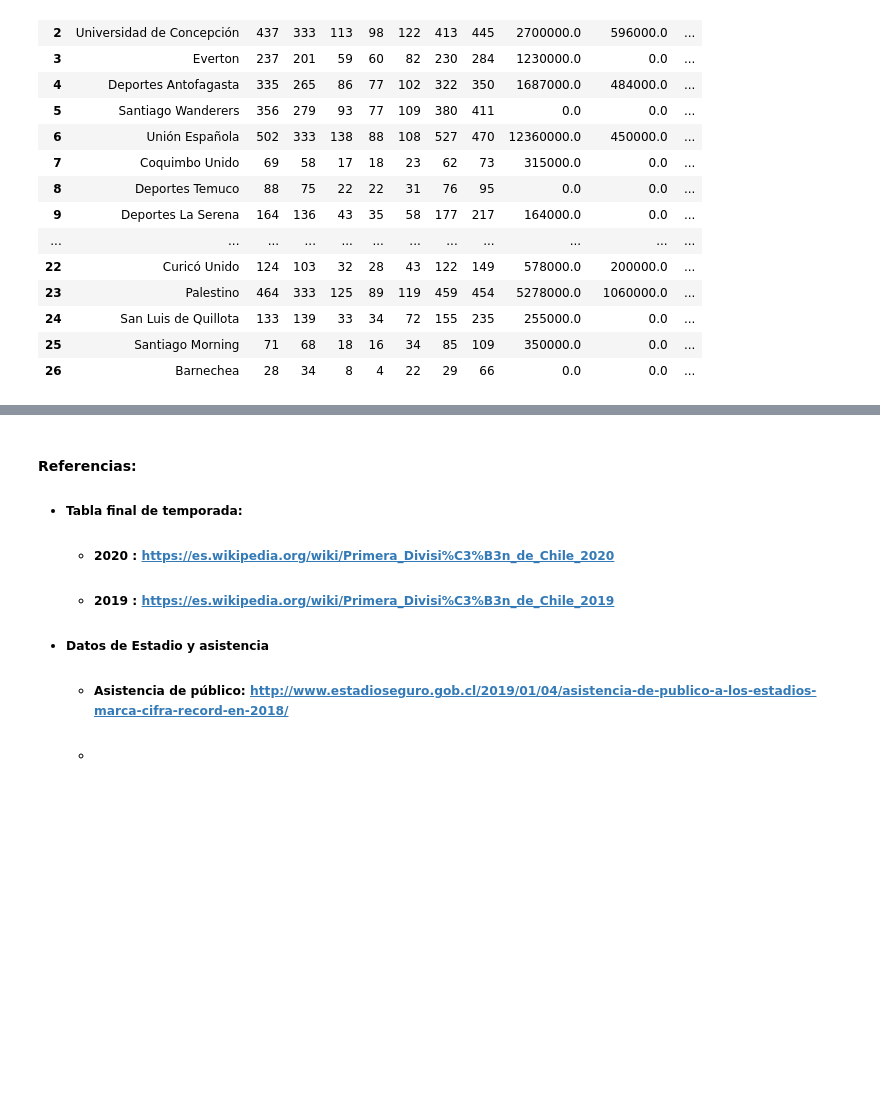
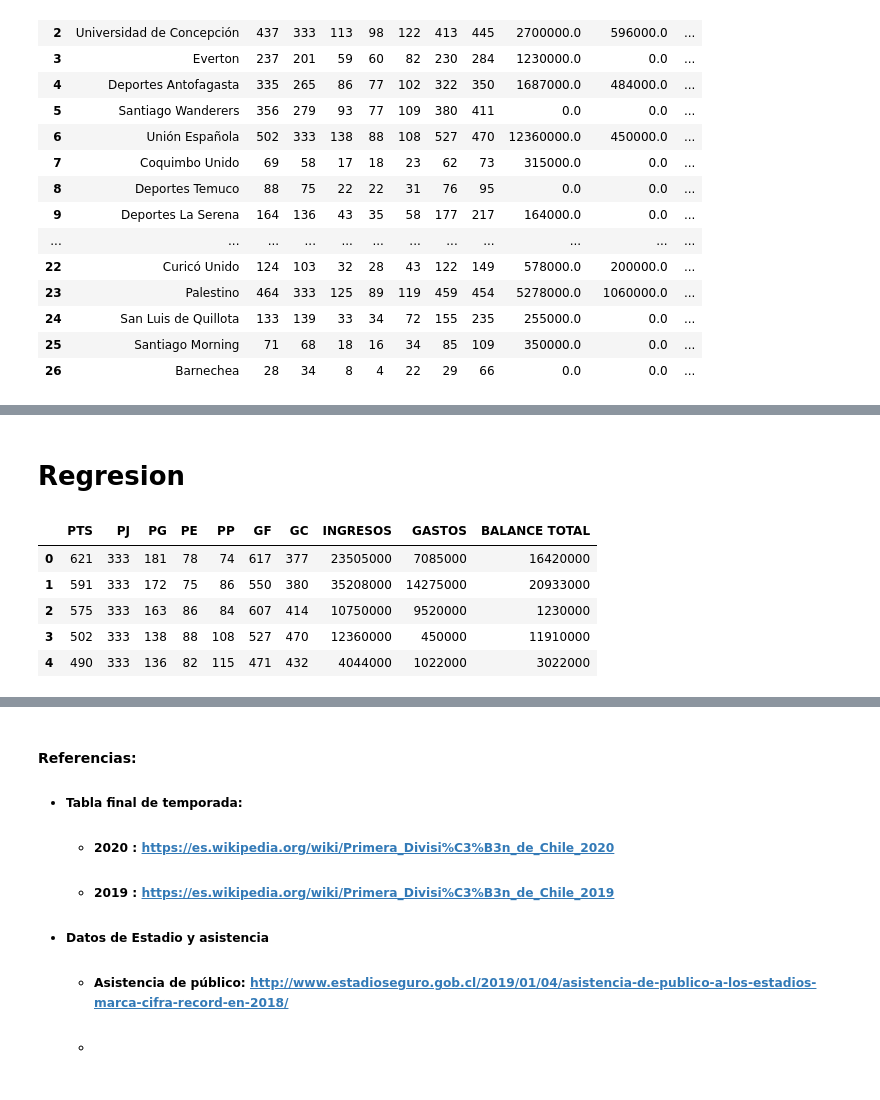
Before and after one commit to fmeza7/Proyecto_Cs_Datos_Grupo_1, a Jupyter notebook: Proyecto.ipynb, the cells around one changed output, grey strips where cells are left out. Drawn from its saved outputs; the diff is of its cells as text; code cells hidden in the pictures; blank space fills up the shorter version.

```diff
--- a/Proyecto.ipynb
+++ b/Proyecto.ipynb
@@ -762,0 +753,13 @@ mapa
+# %% [markdown]
+# Regresion
+# %%
+df_reg= pt2.drop(columns='EQUIPO')
+df_reg = df_reg.astype(int)
+df_reg.head()
+# %% [output]
+|  | PTS | PJ | PG | PE | PP | GF | GC | INGRESOS | GASTOS | BALANCE TOTAL |
+| 0 | 621 | 333 | 181 | 78 | 74 | 617 | 377 | 23505000 | 7085000 | 16420000 |
+| 1 | 591 | 333 | 172 | 75 | 86 | 550 | 380 | 35208000 | 14275000 | 20933000 |
+| 2 | 575 | 333 | 163 | 86 | 84 | 607 | 414 | 10750000 | 9520000 | 1230000 |
+| 3 | 502 | 333 | 138 | 88 | 108 | 527 | 470 | 12360000 | 450000 | 11910000 |
+| 4 | 490 | 333 | 136 | 82 | 115 | 471 | 432 | 4044000 | 1022000 | 3022000 |
```
Also changed, not shown: parts of 10 cells of this notebook.
